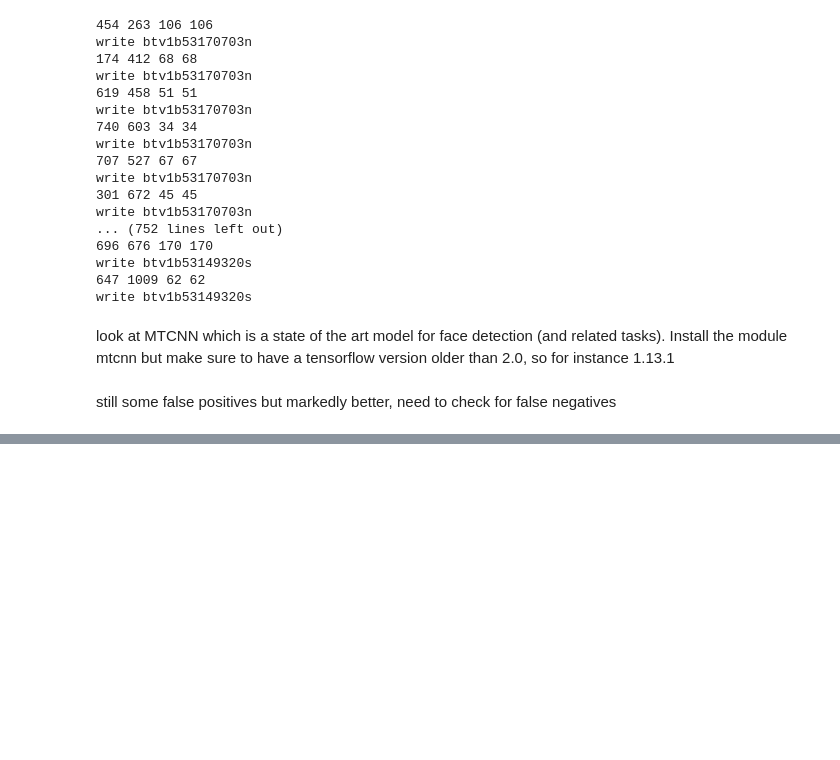
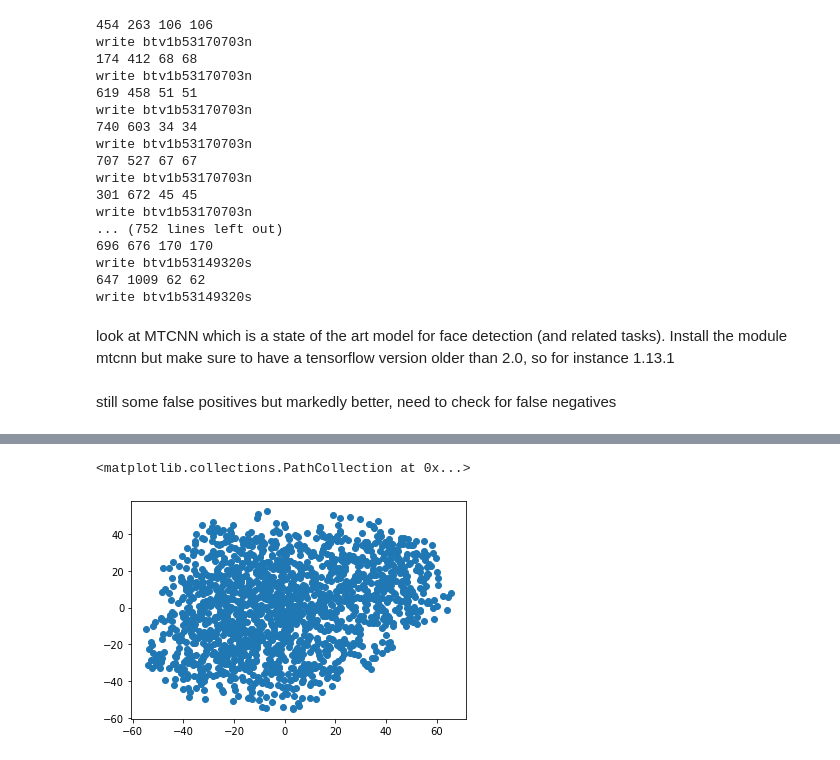
Before and after one commit to liabifano/humans-of-paris-1900, a Jupyter notebook: notebooks/Facial detection.ipynb, the cells around one changed output, grey strips where cells are left out. Drawn from its saved outputs; the diff is of its cells as text; code cells hidden in the pictures; blank space fills up the shorter version.

```diff
--- a/notebooks/Facial detection.ipynb
+++ b/notebooks/Facial detection.ipynb
@@ -125,0 +230,5 @@ for doc in sample:
+# %%
+plt.scatter(X_embedded[:,1], X_embedded[:,0])
+# %% [output]
+<matplotlib.collections.PathCollection at 0x...>
+[figure, added]
```
Also changed, not shown: parts of 34 cells of this notebook, 18 other files.
